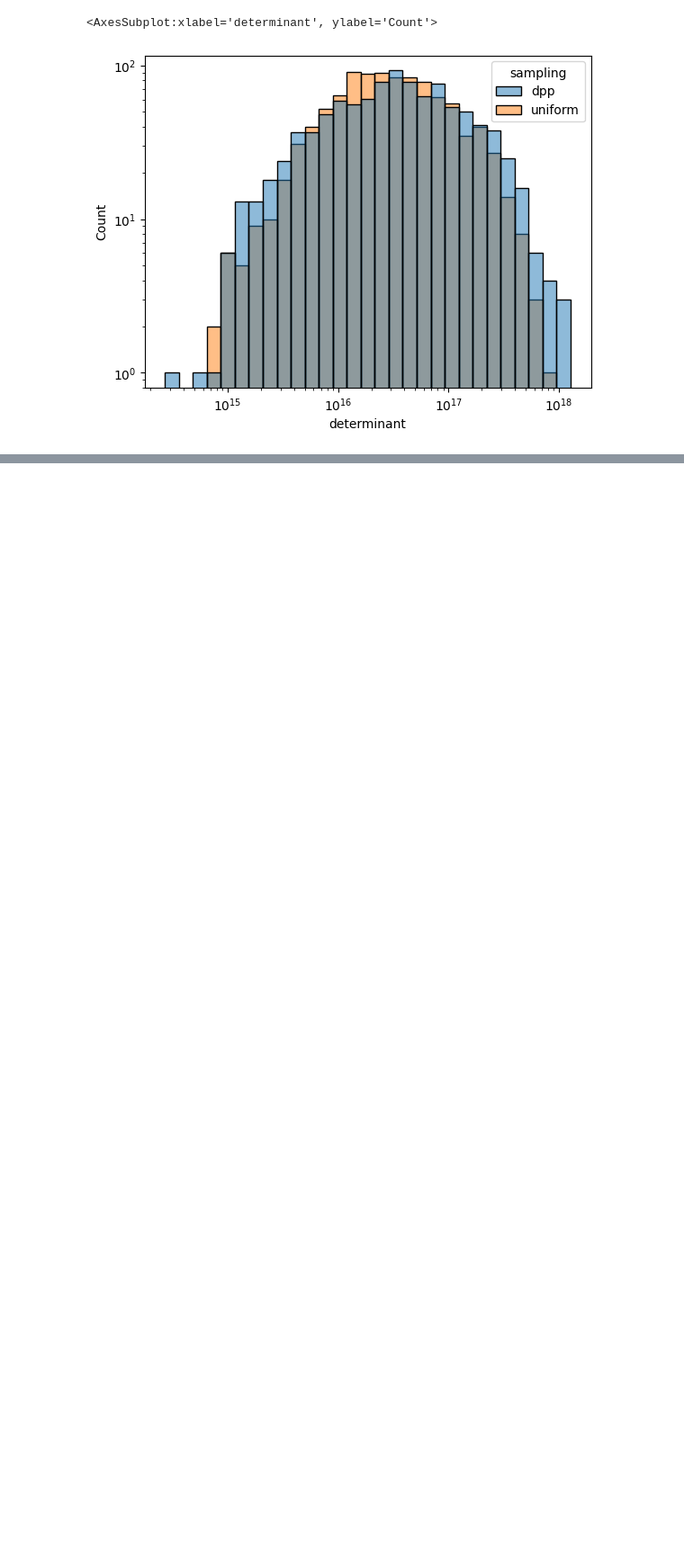
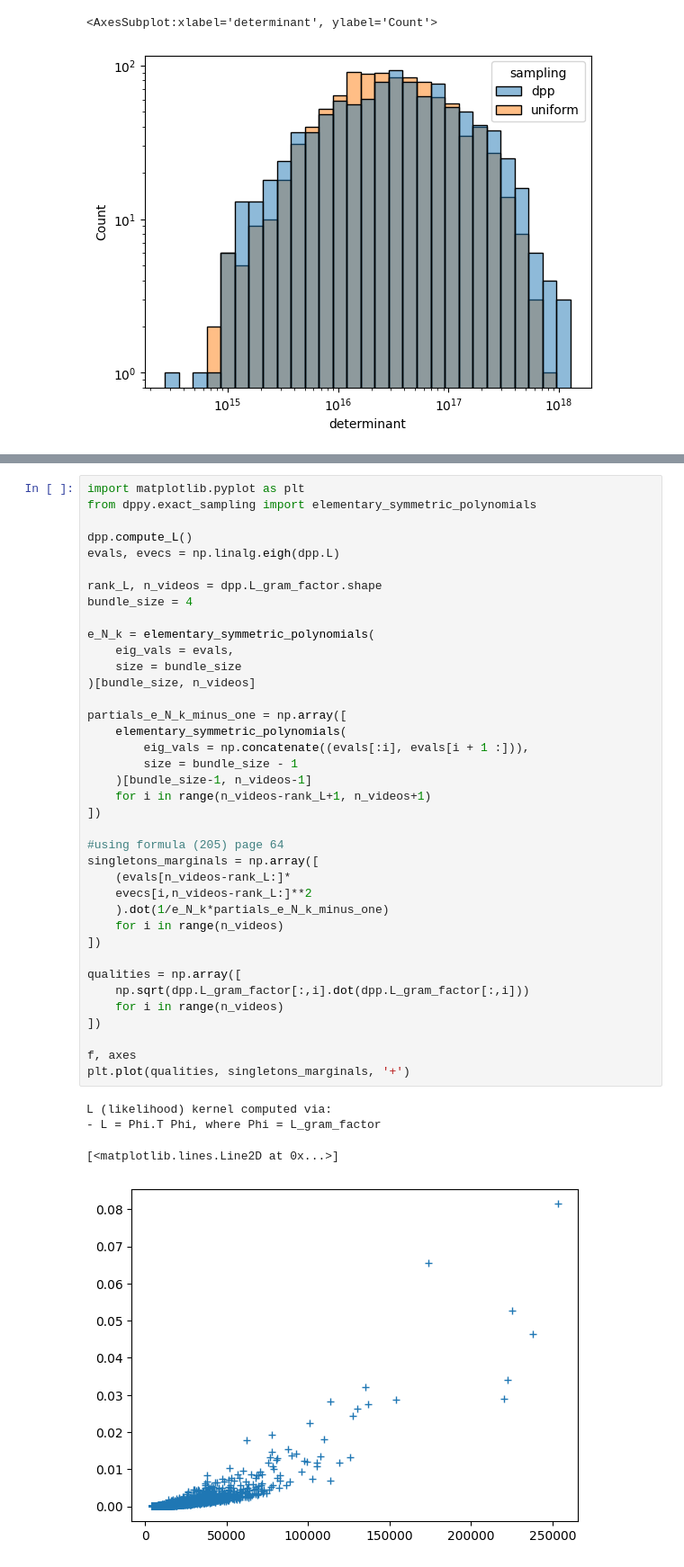
Before and after one commit to ArfyK/tournesol-dpp, a Jupyter notebook: bundle_statistics.ipynb, the cells around one changed output, grey strips where cells are left out. Shown: that part at 90% size. Saved outputs shown, nothing was run; the diff lists cells and outputs as text; blank space fills up the shorter version.

Commit message:
add fairness plots

```diff
--- a/bundle_statistics.ipynb
+++ b/bundle_statistics.ipynb
@@ -308,0 +311,43 @@ sns.histplot(data=determinants,
+# %%
+import matplotlib.pyplot as plt
+from dppy.exact_sampling import elementary_symmetric_polynomials
+
+dpp.compute_L()
+evals, evecs = np.linalg.eigh(dpp.L)
+
+rank_L, n_videos = dpp.L_gram_factor.shape
+bundle_size = 4
+
+e_N_k = elementary_symmetric_polynomials(
+    eig_vals = evals,
+    size = bundle_size
+)[bundle_size, n_videos]
+
+partials_e_N_k_minus_one = np.array([
+    elementary_symmetric_polynomials(
+        eig_vals = np.concatenate((evals[:i], evals[i + 1 :])),
+        size = bundle_size - 1
+    )[bundle_size-1, n_videos-1]
+    for i in range(n_videos-rank_L+1, n_videos+1)
+])
+
+#using formula (205) page 64
+singletons_marginals = np.array([
+    (evals[n_videos-rank_L:]*
+    evecs[i,n_videos-rank_L:]**2
+    ).dot(1/e_N_k*partials_e_N_k_minus_one)
+    for i in range(n_videos)
+])
+
+qualities = np.array([
+    np.sqrt(dpp.L_gram_factor[:,i].dot(dpp.L_gram_factor[:,i]))
+    for i in range(n_videos)
+])
+
+f, axes
+plt.plot(qualities, singletons_marginals, '+')
+# %% [output]
+L (likelihood) kernel computed via:
+- L = Phi.T Phi, where Phi = L_gram_factor
+[<matplotlib.lines.Line2D at 0x...>]
+[figure, added]
```
Also changed, not shown: parts of 2 cells of this notebook.
